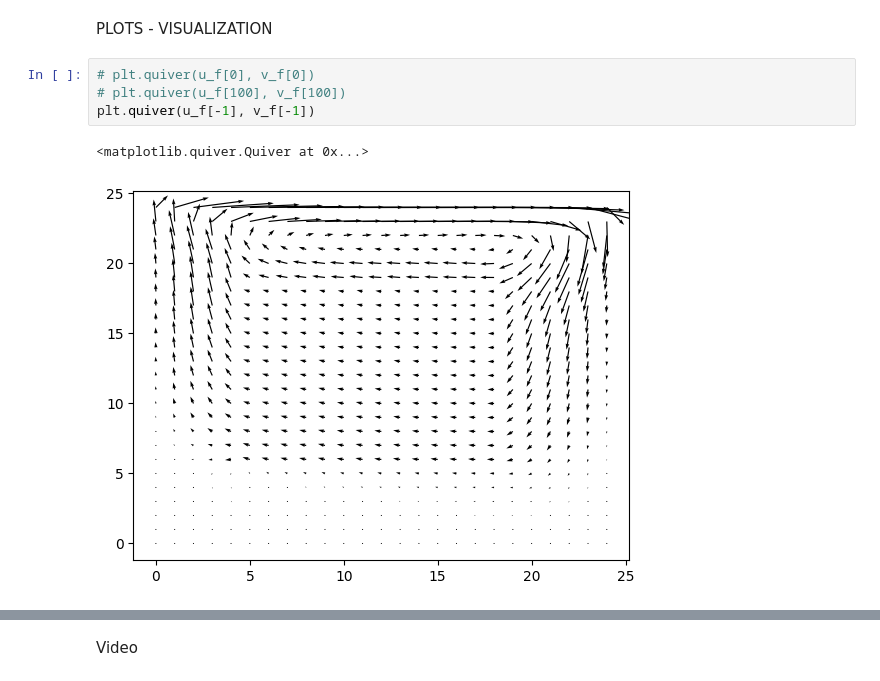
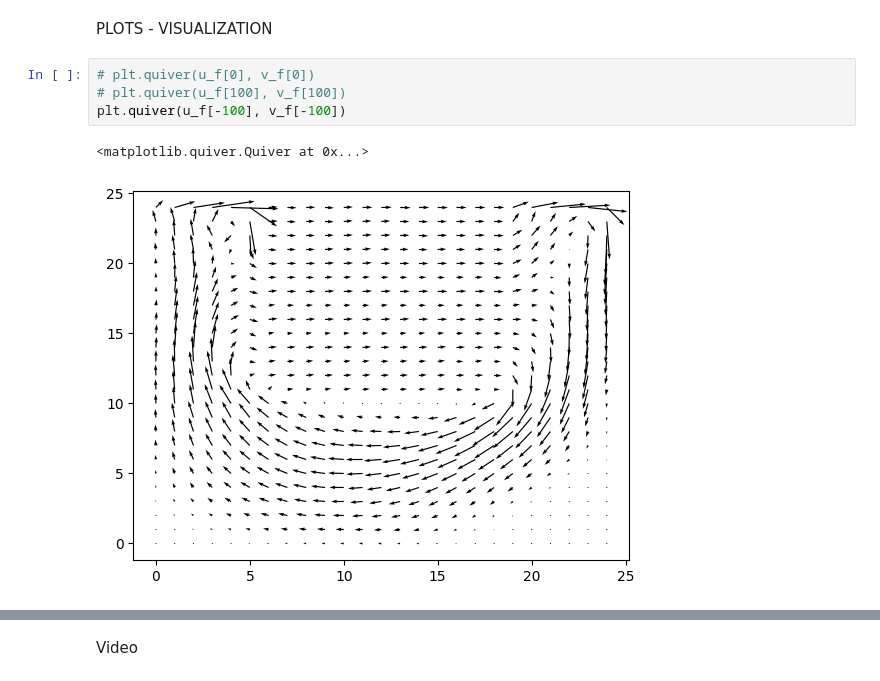
Before and after one commit to March-Ga/ENUMATH_Proceeding, a Jupyter notebook: Codes/New version/visualization.ipynb, the cells around one changed output, grey strips where cells are left out. Drawn from its saved outputs; the diff is of its cells as text.

```diff
--- a/Codes/New version/visualization.ipynb
+++ b/Codes/New version/visualization.ipynb
@@ -158,10 +158,10 @@ PLOTS - VISUALIZATION
 # %%
 # plt.quiver(u_f[0], v_f[0])
 # plt.quiver(u_f[100], v_f[100])
-plt.quiver(u_f[-1], v_f[-1])
+plt.quiver(u_f[-100], v_f[-100])
 # %% [output]
 <matplotlib.quiver.Quiver at 0x...>
-[figure, old version]
+[figure, new version]
 # %%
 x = np.linspace(0, lx_f, nx_f)
 y = np.linspace(0, ly_f, ny_f)
```
Also changed, not shown: parts of 3 cells of this notebook, 3 other files.
